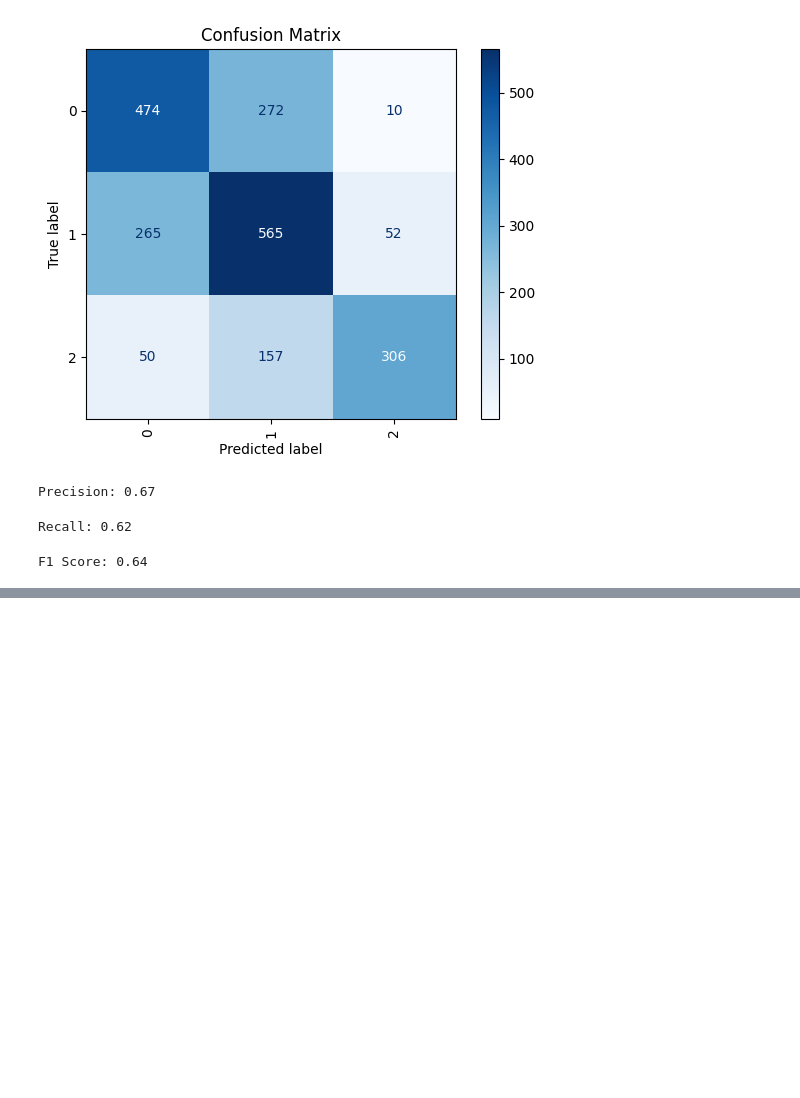
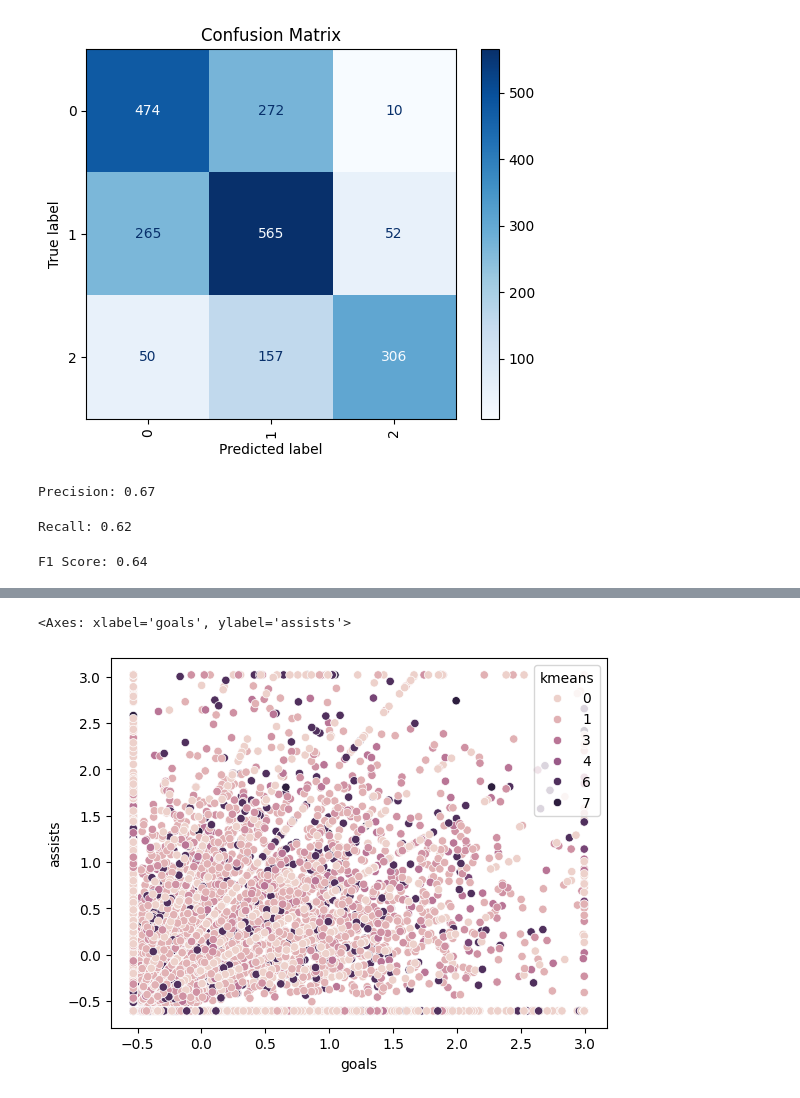
Before and after one commit to Tuwaiq-DS-ML-bootcamp-V-6/Use-case-7, a Jupyter notebook: EDA explain template.ipynb, the cells around one changed output, grey strips where cells are left out. Cells and saved outputs as stored; diff of their text form; code cells hidden in the pictures; blank space fills up the shorter version.

```diff
--- a/EDA explain template.ipynb
+++ b/EDA explain template.ipynb
@@ -1353,0 +1433,5 @@ F1 Score: 0.64
+# %%
+sns.scatterplot(data = X , x = 'goals', y = 'assists', hue = 'kmeans')
+# %% [output]
+<Axes: xlabel='goals', ylabel='assists'>
+[figure, added]
```
Also changed, not shown: parts of 12 cells of this notebook.
